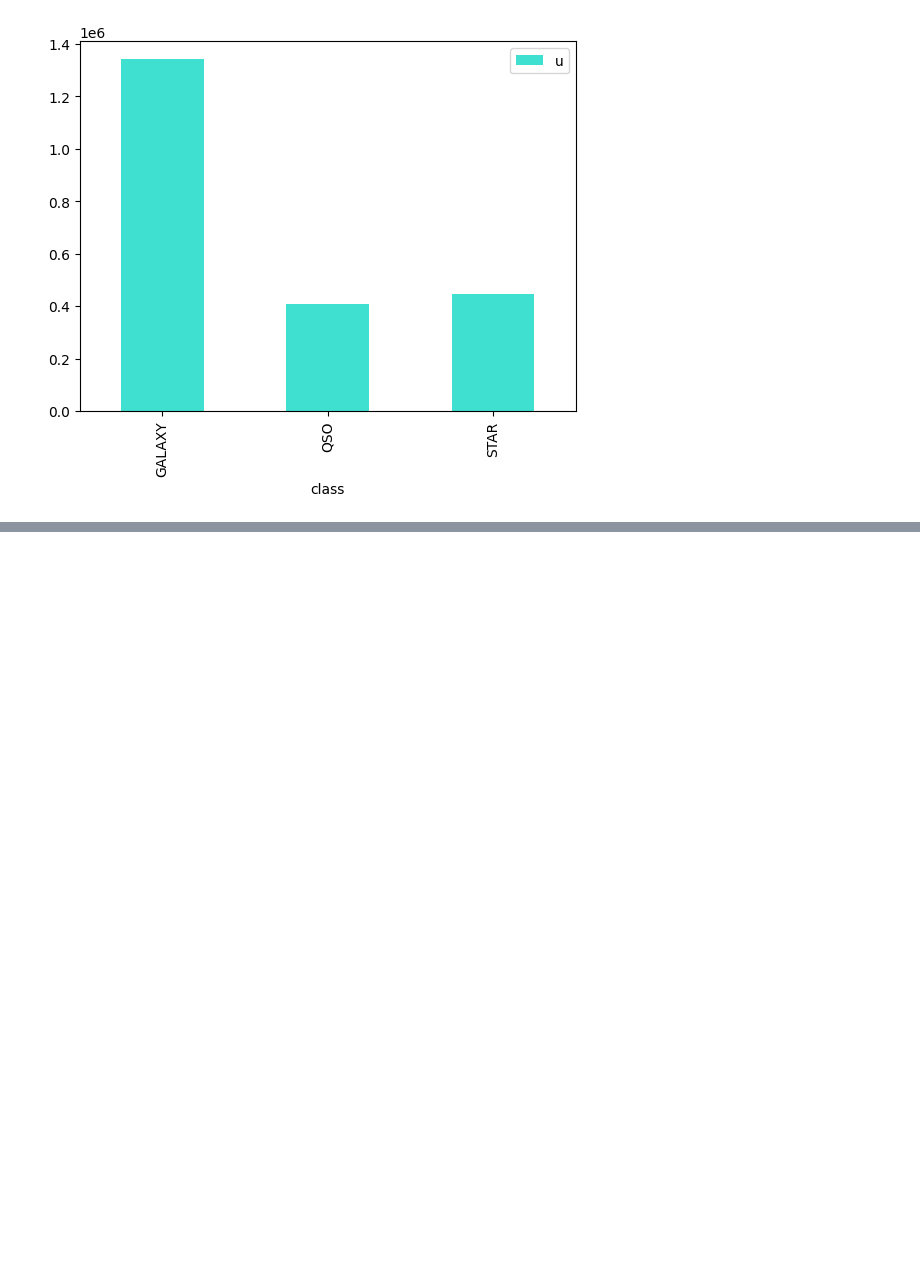
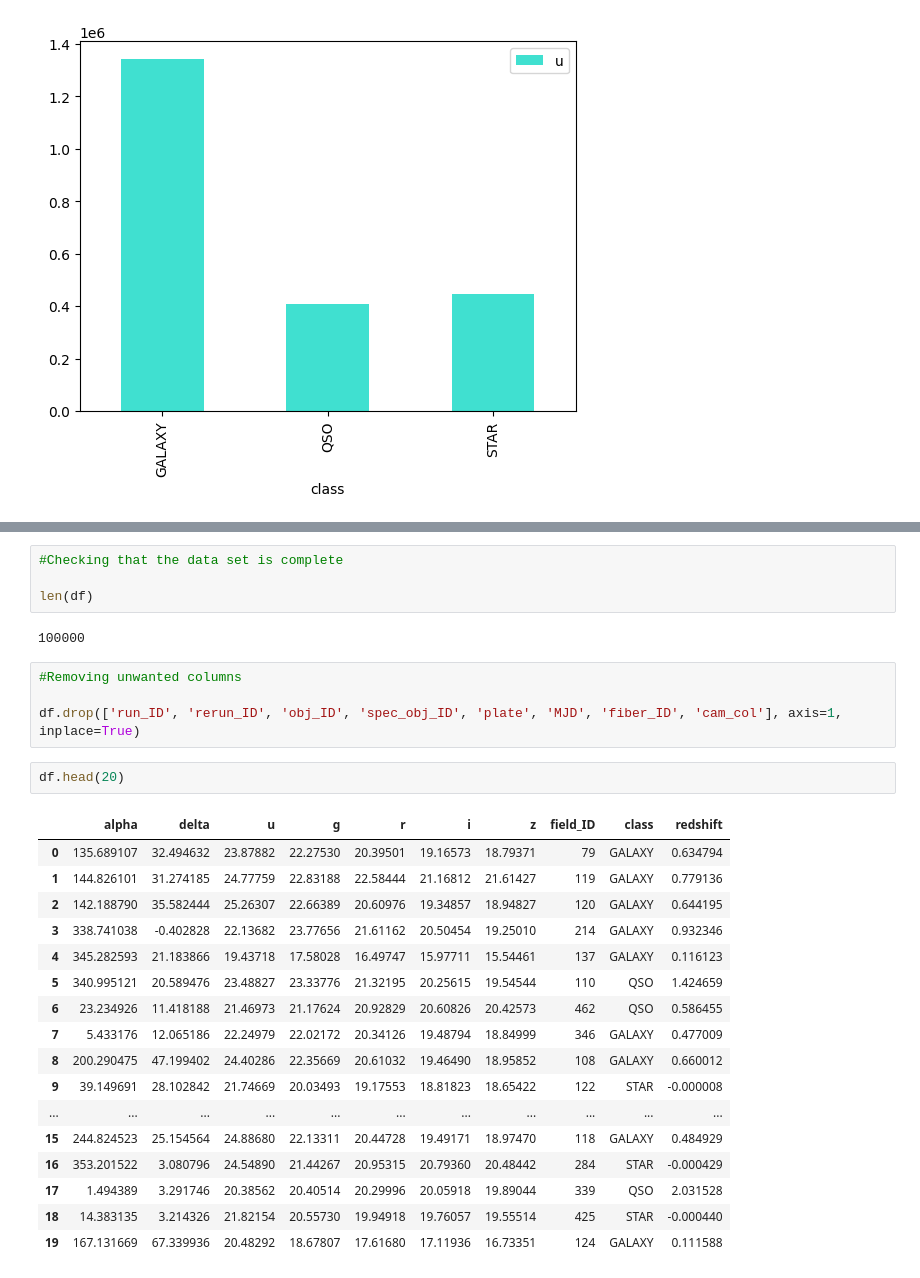
Before and after one commit to januaryeve/Stellar_Classification, a Jupyter notebook: Stellar_Classification_Code.ipynb, the cells around one changed output, grey strips where cells are left out. Saved outputs shown, nothing was run; the diff lists cells and outputs as text; blank space fills up the shorter version.

```diff
--- a/Stellar_Classification_Code.ipynb
+++ b/Stellar_Classification_Code.ipynb
@@ -77,0 +97,30 @@ plt.show()
+# %%
+#Checking that the data set is complete
+
+len(df)
+# %% [output]
+100000
+# %%
+#Removing unwanted columns
+
+df.drop(['run_ID', 'rerun_ID', 'obj_ID', 'spec_obj_ID', 'plate', 'MJD', 'fiber_ID', 'cam_col'], axis=1, inplace=True)
+# %%
+df.head(20)
+# %% [output]
+|  | alpha | delta | u | g | r | i | z | field_ID | class | redshift |
+| 0 | 135.689107 | 32.494632 | 23.87882 | 22.27530 | 20.39501 | 19.16573 | 18.79371 | 79 | GALAXY | 0.634794 |
+| 1 | 144.826101 | 31.274185 | 24.77759 | 22.83188 | 22.58444 | 21.16812 | 21.61427 | 119 | GALAXY | 0.779136 |
+| 2 | 142.188790 | 35.582444 | 25.26307 | 22.66389 | 20.60976 | 19.34857 | 18.94827 | 120 | GALAXY | 0.644195 |
+| 3 | 338.741038 | -0.402828 | 22.13682 | 23.77656 | 21.61162 | 20.50454 | 19.25010 | 214 | GALAXY | 0.932346 |
+| 4 | 345.282593 | 21.183866 | 19.43718 | 17.58028 | 16.49747 | 15.97711 | 15.54461 | 137 | GALAXY | 0.116123 |
+| 5 | 340.995121 | 20.589476 | 23.48827 | 23.33776 | 21.32195 | 20.25615 | 19.54544 | 110 | QSO | 1.424659 |
+| 6 | 23.234926 | 11.418188 | 21.46973 | 21.17624 | 20.92829 | 20.60826 | 20.42573 | 462 | QSO | 0.586455 |
+| 7 | 5.433176 | 12.065186 | 22.24979 | 22.02172 | 20.34126 | 19.48794 | 18.84999 | 346 | GALAXY | 0.477009 |
+| 8 | 200.290475 | 47.199402 | 24.40286 | 22.35669 | 20.61032 | 19.46490 | 18.95852 | 108 | GALAXY | 0.660012 |
+| 9 | 39.149691 | 28.102842 | 21.74669 | 20.03493 | 19.17553 | 18.81823 | 18.65422 | 122 | STAR | -0.000008 |
+| ... | ... | ... | ... | ... | ... | ... | ... | ... | ... | ... |
+| 15 | 244.824523 | 25.154564 | 24.88680 | 22.13311 | 20.44728 | 19.49171 | 18.97470 | 118 | GALAXY | 0.484929 |
+| 16 | 353.201522 | 3.080796 | 24.54890 | 21.44267 | 20.95315 | 20.79360 | 20.48442 | 284 | STAR | -0.000429 |
+| 17 | 1.494389 | 3.291746 | 20.38562 | 20.40514 | 20.29996 | 20.05918 | 19.89044 | 339 | QSO | 2.031528 |
+| 18 | 14.383135 | 3.214326 | 21.82154 | 20.55730 | 19.94918 | 19.76057 | 19.55514 | 425 | STAR | -0.000440 |
+| 19 | 167.131669 | 67.339936 | 20.48292 | 18.67807 | 17.61680 | 17.11936 | 16.73351 | 124 | GALAXY | 0.111588 |
```
Also changed, not shown: parts of 8 cells of this notebook.
